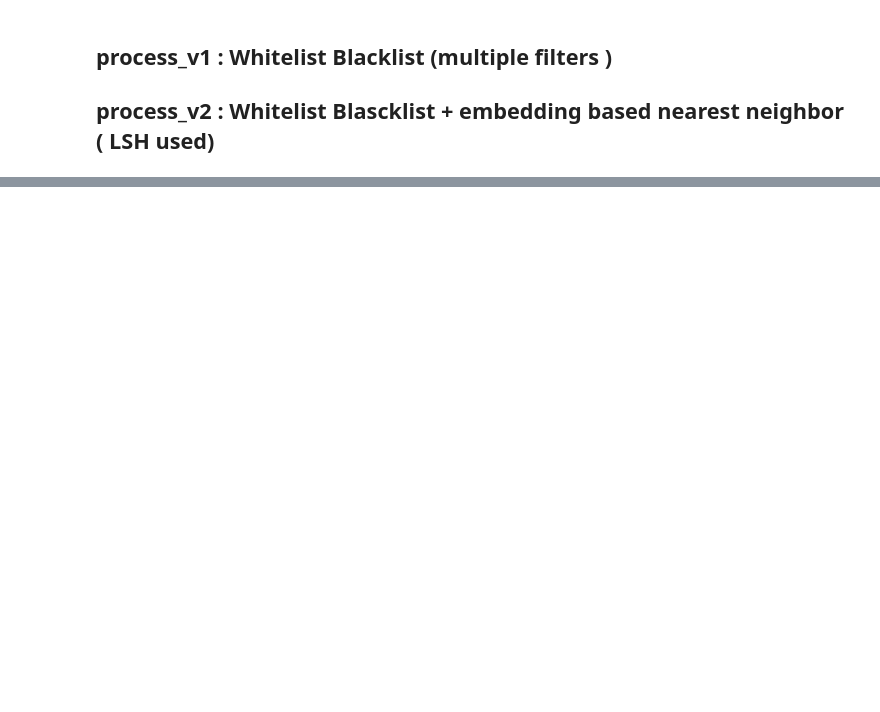
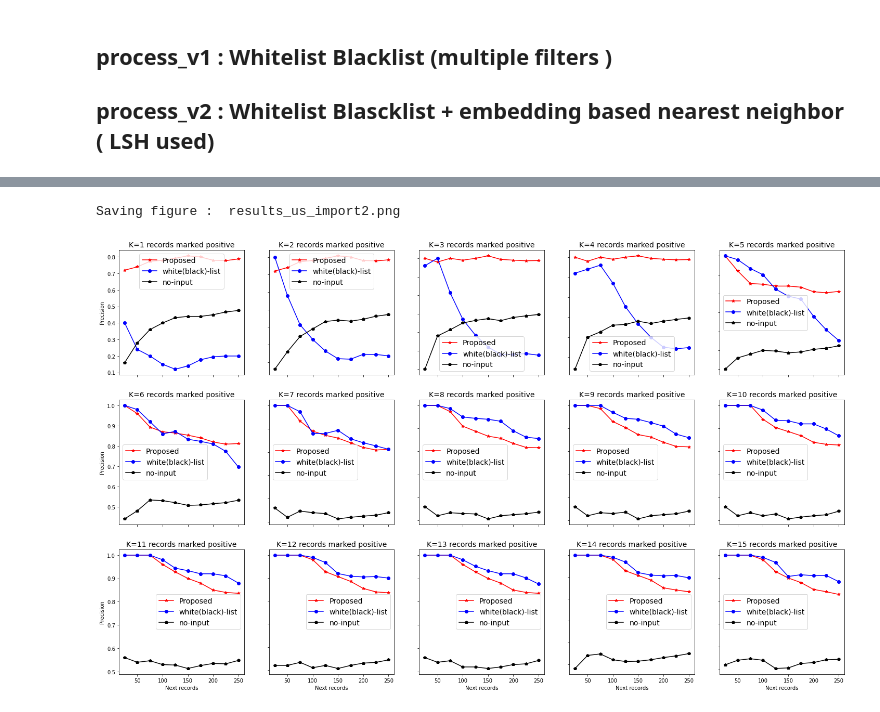
Before and after one commit to ddatta-DAC/HITL_1, a Jupyter notebook: hitl_model_0/simple_NN.ipynb, the cells around one changed output, grey strips where cells are left out. Saved outputs shown, nothing was run; the diff lists cells and outputs as text; code cells hidden in the pictures; blank space fills up the shorter version.

```diff
--- a/hitl_model_0/simple_NN.ipynb
+++ b/hitl_model_0/simple_NN.ipynb
@@ -177,7 +181,7 @@ working_df['ConsigneePanjivaID'] = working_df['ConsigneePanjivaID'].astype(int)
 working_df['ShipperPanjivaID'] = working_df['ShipperPanjivaID'].astype(int)
 working_df = working_df.reset_index(drop=True)
 # %%
-neg_label_cutoff_score = np.percentile(df_cur['score'], 60)
+neg_label_cutoff_score = np.percentile(working_df['score'], 60)
 df2 = working_df.loc[working_df['score'] <= neg_label_cutoff_score]
 elements = df2[attr_consignee].values.tolist() + df2[attr_shipper].values.tolist()
 white_list_entities = []
@@ -191,5 +195,3 @@ print(' # white_list_entities', len(white_list_entities))
-# %%
-label_top_k = 30
 # %%
 def process_v1(df_cur, label_top_k):
     global attr_consignee
@@ -421,3 +406,5 @@ def process_v2(df_cur, label_top_k):
+# %%
+df_cur = working_df.copy()
 # %% [markdown]
 ## process_v1 : Whitelist Blacklist  (multiple filters )
 ## process_v2 : Whitelist Blascklist  + embedding based nearest neighbor  ( LSH used)
@@ -563,0 +411,10 @@ See the caveats in the documentation: https://pandas.pydata.org/pandas-docs/stab
+# %%
+res = []
+for k in range(1,16):
+    print(' ----------------- ')
+    print('labelling {} positive entities and checking ...'.format(k))
+    df_cur = working_df.copy()
+    p1, p0 = process_v1(df_cur, label_top_k = k)
+    df_cur = working_df.copy()
+    p2, p0 = process_v2(df_cur, label_top_k = k)
+    res.append((p1,p2,p0))
@@ -563,0 +595,54 @@ See the caveats in the documentation: https://pandas.pydata.org/pandas-docs/stab
+# %%
+'''
+ Cant plot in all cases !
+'''
+x = list(range(25,250+25,25))
+
+import matplotlib.pyplot as plt
+import matplotlib.gridspec as gridspec
+import math
+num_sub_plots = MAX_ANOM_LABELS
+num_cols = 5
+num_rows = int(math.ceil(MAX_ANOM_LABELS/num_cols))
+c = 0
+r =-1
+plot_idx = []
+for k in range(MAX_ANOM_LABELS):
+    c = c%num_cols
+    if c==0: r+=1
+    plot_idx.append((r,c))
+    c = c+1
+
+fig, axs = plt.subplots(r+1, c, figsize=(5*num_cols,5*(r+1)))
+
+for k in range(0, MAX_ANOM_LABELS):
+    p1,p2,p0 = res[k]
+    _r = plot_idx[k][0]
+    _c = plot_idx[k][1]
+
+    axs[_r,_c].plot(x, p2, 'r', marker='*',label='Proposed')
+    axs[_r,_c].plot(x, p1, 'b', marker='o',label='white(black)-list')
+    axs[_r,_c].plot(x, p0, 'k', marker='p',label='no-input')
+    axs[_r,_c].legend(fontsize=14)
+
+    axs[_r,_c].set_title('K={} records marked positive'.format(k+1),  fontsize=14)
+
+
+for ax in axs.flat:
+    ax.set(xlabel='Next records', ylabel='Precision')
+for ax in axs.flat:
+    ax.label_outer()
+#     ax.set_title('Number of positive anomalies marked vs Precision in next records\n\n')
+
+
+fname = 'results_{}.png'.format(DIR)
+fig.savefig(fname)
+print('Saving figure : ',fname)
+plt.show()
+plt.close()
+
+# except:
+#     pass
+# %% [output]
+Saving figure :  results_us_import2.png
+[figure, added]
```
Also changed, not shown: parts of 15 cells of this notebook, 1 other file.
